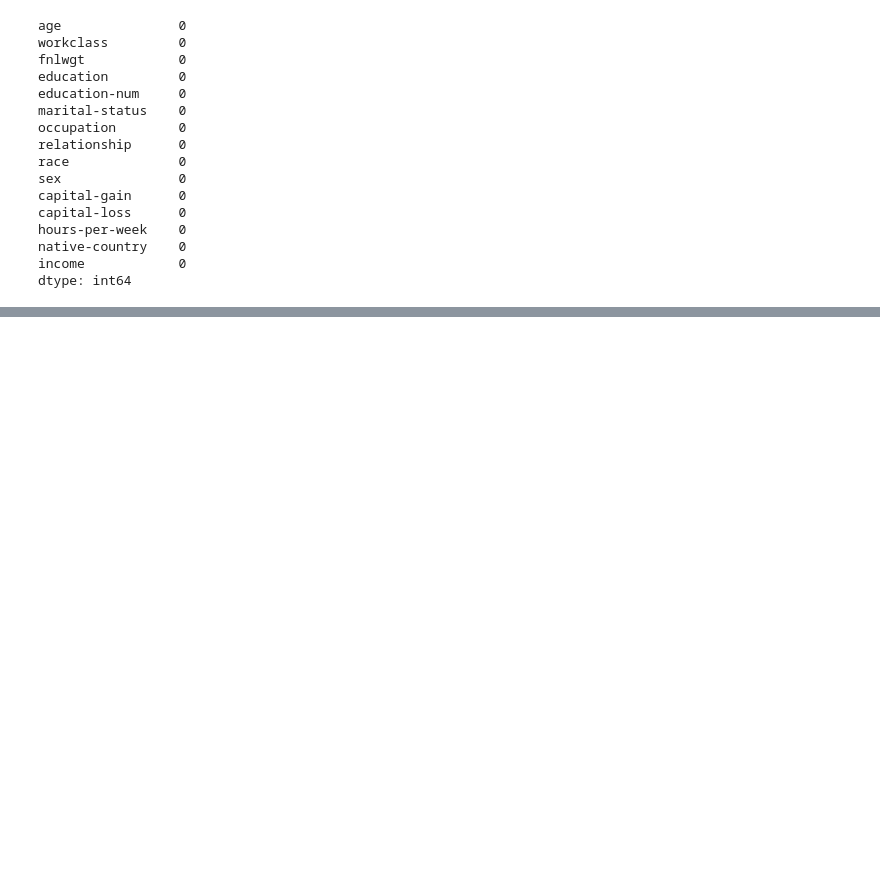
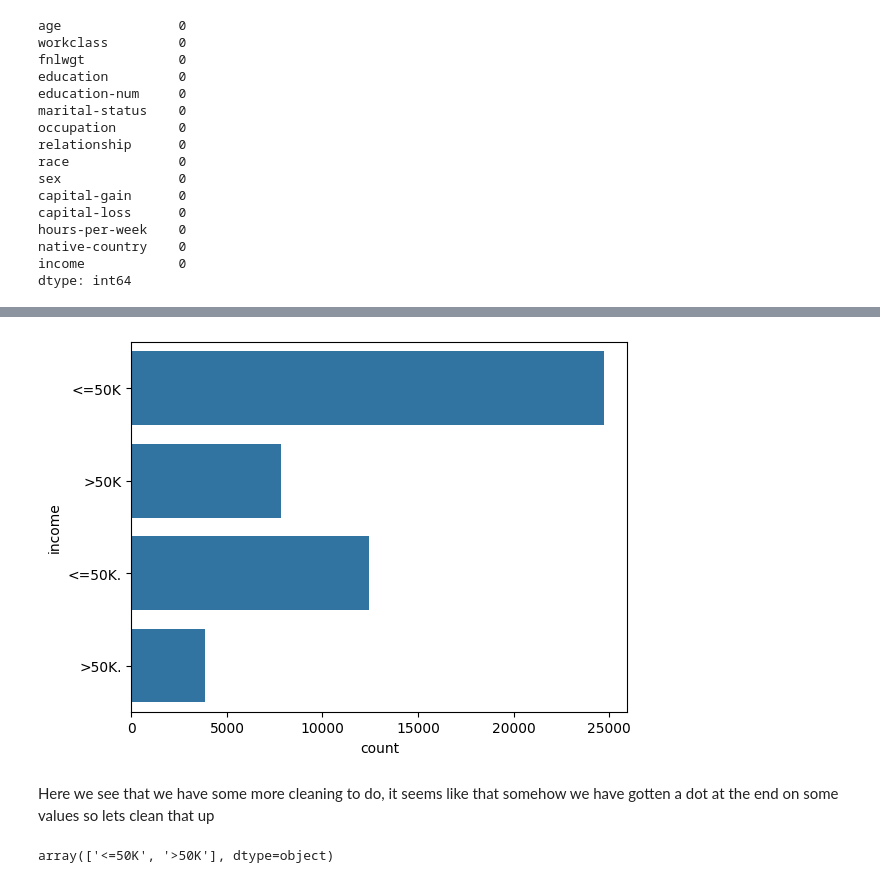
Before and after one commit to jonathanLOlsen/Data-and-things, a Jupyter notebook: 2) Data transformation and exploratory data analysis/e/1handin.ipynb, the cells around one changed output, grey strips where cells are left out. Drawn from its saved outputs; the diff is of its cells as text; code cells hidden in the pictures; blank space fills up the shorter version.

```diff
--- a/2) Data transformation and exploratory data analysis/e/1handin.ipynb
+++ b/2) Data transformation and exploratory data analysis/e/1handin.ipynb
@@ -136,0 +152,12 @@ dtype: int64
+# %%
+sns.countplot(adult_data['income'], label='Count')
+plt.show()
+# %% [output]
+[figure, added]
+# %% [markdown]
+Here we see that we have some more cleaning to do, it seems like that somehow we have gotten a dot at the end on some values so lets clean that up
+# %%
+adult_data['income'] = adult_data['income'].str.replace(r'\.$', '', regex=True)
+adult_data['income'].unique()
+# %% [output]
+array(['<=50K', '>50K'], dtype=object)
```
Also changed, not shown: parts of 28 cells of this notebook, 1 other file.
